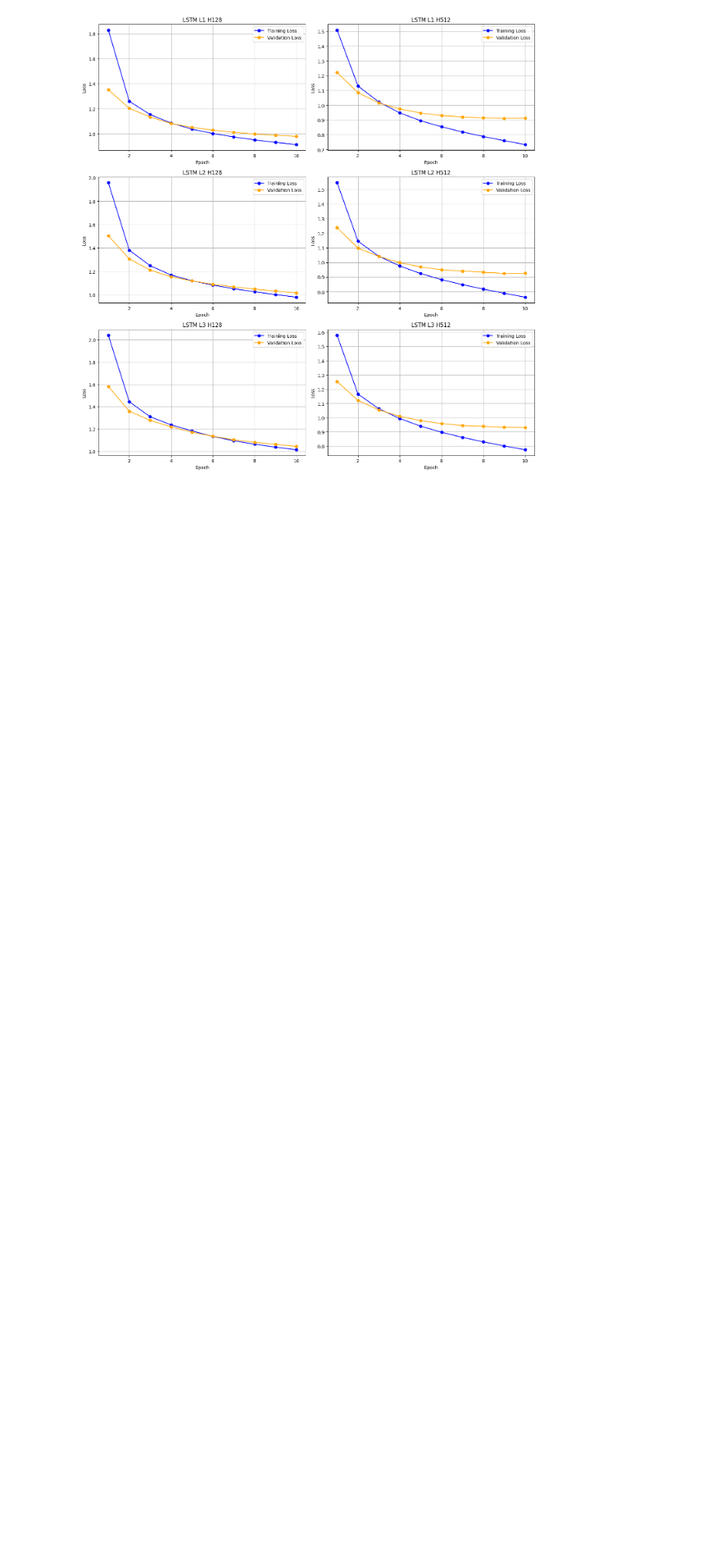
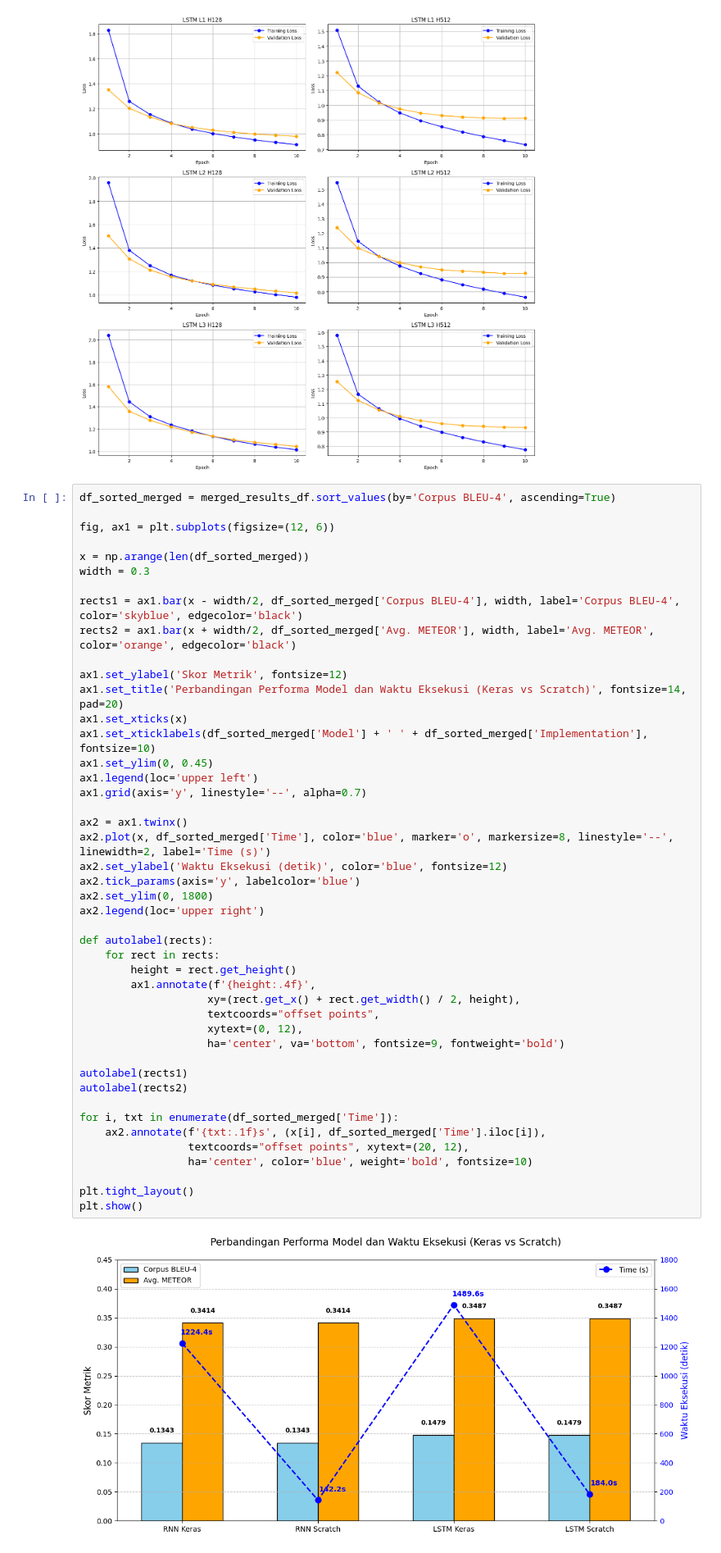
Before and after one commit to Azzkaaaa/Tugas-Besar-ML-2, a Jupyter notebook: src/notebook/rnn_ltsm_experiments.ipynb, the cells around one changed output. Shown at 82% size. Drawn from its saved outputs; the diff is of its cells as text; blank space fills up the shorter version.

Commit message:
feat(rnn-lstm): model analysis graphs

```diff
--- a/src/notebook/rnn_ltsm_experiments.ipynb
+++ b/src/notebook/rnn_ltsm_experiments.ipynb
@@ -641,3 +641,50 @@ plt.tight_layout()
 plt.show()
 # %% [output]
 [figure]
+# %%
+df_sorted_merged = merged_results_df.sort_values(by='Corpus BLEU-4', ascending=True)
+
+fig, ax1 = plt.subplots(figsize=(12, 6))
+
+x = np.arange(len(df_sorted_merged))
+width = 0.3
+
+rects1 = ax1.bar(x - width/2, df_sorted_merged['Corpus BLEU-4'], width, label='Corpus BLEU-4', color='skyblue', edgecolor='black')
+rects2 = ax1.bar(x + width/2, df_sorted_merged['Avg. METEOR'], width, label='Avg. METEOR', color='orange', edgecolor='black')
+
+ax1.set_ylabel('Skor Metrik', fontsize=12)
+ax1.set_title('Perbandingan Performa Model dan Waktu Eksekusi (Keras vs Scratch)', fontsize=14, pad=20)
+ax1.set_xticks(x)
+ax1.set_xticklabels(df_sorted_merged['Model'] + ' ' + df_sorted_merged['Implementation'], fontsize=10)
+ax1.set_ylim(0, 0.45)
+ax1.legend(loc='upper left')
+ax1.grid(axis='y', linestyle='--', alpha=0.7)
+
+ax2 = ax1.twinx()
+ax2.plot(x, df_sorted_merged['Time'], color='blue', marker='o', markersize=8, linestyle='--', linewidth=2, label='Time (s)')
+ax2.set_ylabel('Waktu Eksekusi (detik)', color='blue', fontsize=12)
+ax2.tick_params(axis='y', labelcolor='blue')
+ax2.set_ylim(0, 1800)
+ax2.legend(loc='upper right')
+
+def autolabel(rects):
+    for rect in rects:
+        height = rect.get_height()
+        ax1.annotate(f'{height:.4f}',
+                    xy=(rect.get_x() + rect.get_width() / 2, height),
+                    textcoords="offset points",
+                    xytext=(0, 12),
+                    ha='center', va='bottom', fontsize=9, fontweight='bold')
+
+autolabel(rects1)
+autolabel(rects2)
+
+for i, txt in enumerate(df_sorted_merged['Time']):
+    ax2.annotate(f'{txt:.1f}s', (x[i], df_sorted_merged['Time'].iloc[i]),
+                 textcoords="offset points", xytext=(20, 12),
+                 ha='center', color='blue', weight='bold', fontsize=10)
+
+plt.tight_layout()
+plt.show()
+# %% [output]
+[figure, added]
```
Also changed, not shown: parts of 2 cells of this notebook.
